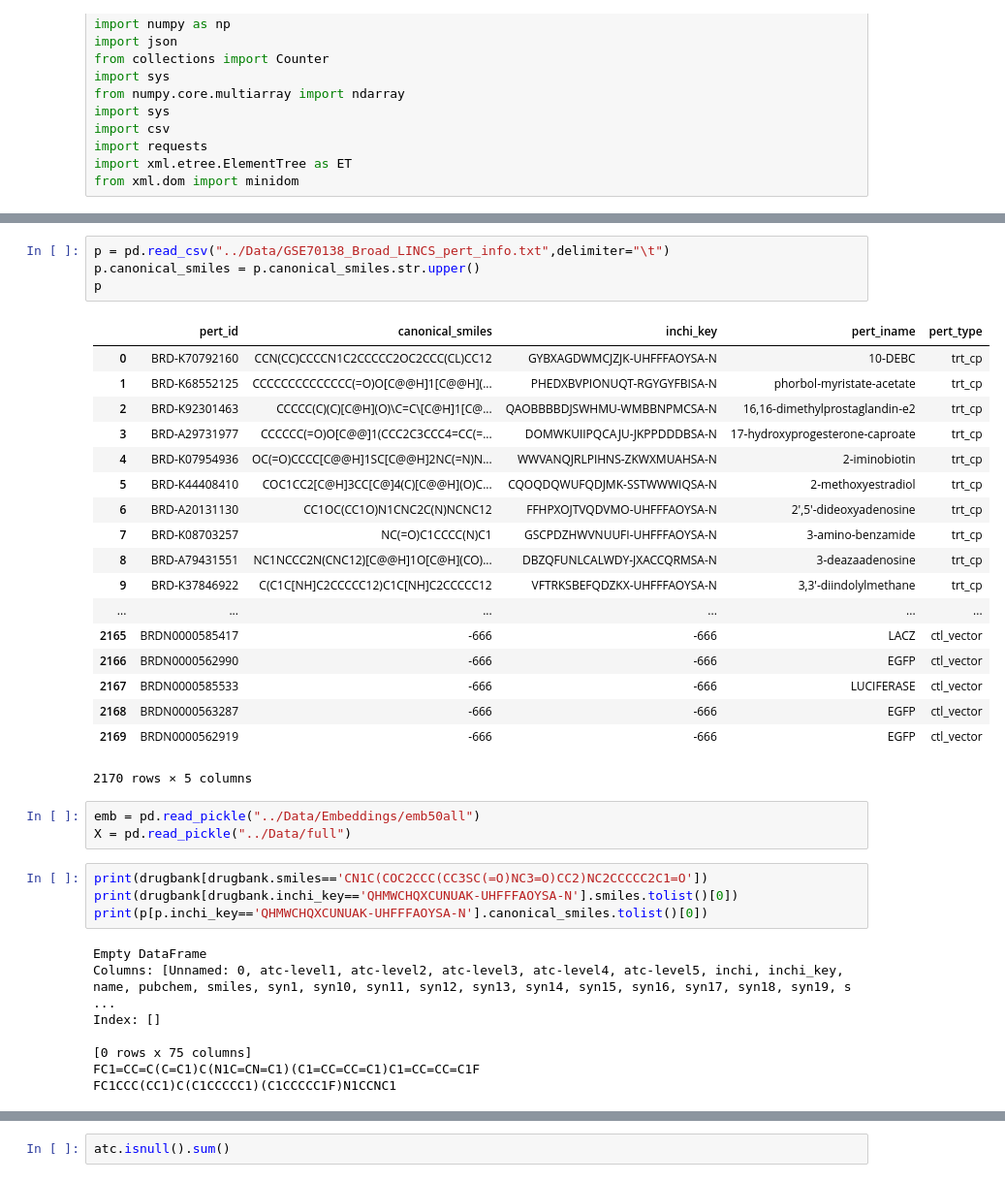
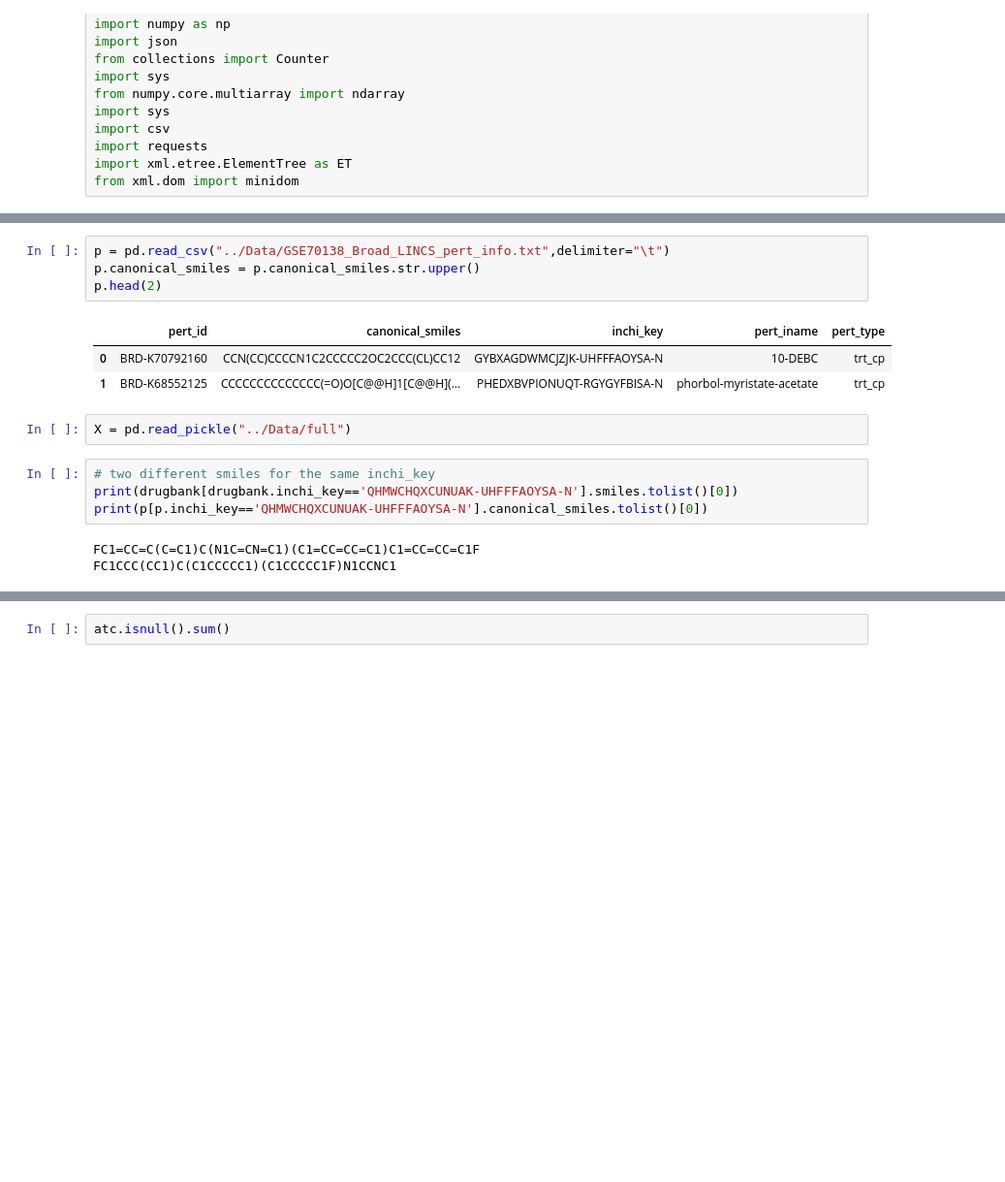
Before and after one commit to Dweepa/ItsAllInTheGenes, a Jupyter notebook: External/ExternalEval.ipynb, the cells around one changed output, grey strips where cells are left out. Shown: that part at 97% size. Saved outputs shown, nothing was run; the diff lists cells and outputs as text; blank space fills up the shorter version.

```diff
--- a/External/ExternalEval.ipynb
+++ b/External/ExternalEval.ipynb
@@ -131,38 +100,17 @@ Name: smiles, Length: 13339, dtype: object
 # %%
 p = pd.read_csv("../Data/GSE70138_Broad_LINCS_pert_info.txt",delimiter="\t")
 p.canonical_smiles = p.canonical_smiles.str.upper()
-p
+p.head(2)
 # %% [output]
 |  | pert_id | canonical_smiles | inchi_key | pert_iname | pert_type |
 | 0 | BRD-K70792160 | CCN(CC)CCCCN1C2CCCCC2OC2CCC(CL)CC12 | GYBXAGDWMCJZJK-UHFFFAOYSA-N | 10-DEBC | trt_cp |
 | 1 | BRD-K68552125 | CCCCCCCCCCCCCC(=O)O[C@@H]1[C@@H](... | PHEDXBVPIONUQT-RGYGYFBISA-N | phorbol-myristate-acetate | trt_cp |
-| 2 | BRD-K92301463 | CCCCC(C)(C)[C@H](O)\C=C\[C@H]1[C@... | QAOBBBBDJSWHMU-WMBBNPMCSA-N | 16,16-dimethylprostaglandin-e2 | trt_cp |
-| 3 | BRD-A29731977 | CCCCCC(=O)O[C@@]1(CCC2C3CCC4=CC(=... | DOMWKUIIPQCAJU-JKPPDDDBSA-N | 17-hydroxyprogesterone-caproate | trt_cp |
-| 4 | BRD-K07954936 | OC(=O)CCCC[C@@H]1SC[C@@H]2NC(=N)N... | WWVANQJRLPIHNS-ZKWXMUAHSA-N | 2-iminobiotin | trt_cp |
-| 5 | BRD-K44408410 | COC1CC2[C@H]3CC[C@]4(C)[C@@H](O)C... | CQOQDQWUFQDJMK-SSTWWWIQSA-N | 2-methoxyestradiol | trt_cp |
-| 6 | BRD-A20131130 | CC1OC(CC1O)N1CNC2C(N)NCNC12 | FFHPXOJTVQDVMO-UHFFFAOYSA-N | 2',5'-dideoxyadenosine | trt_cp |
-| 7 | BRD-K08703257 | NC(=O)C1CCCC(N)C1 | GSCPDZHWVNUUFI-UHFFFAOYSA-N | 3-amino-benzamide | trt_cp |
-| 8 | BRD-A79431551 | NC1NCCC2N(CNC12)[C@@H]1O[C@H](CO)... | DBZQFUNLCALWDY-JXACCQRMSA-N | 3-deazaadenosine | trt_cp |
-| 9 | BRD-K37846922 | C(C1C[NH]C2CCCCC12)C1C[NH]C2CCCCC12 | VFTRKSBEFQDZKX-UHFFFAOYSA-N | 3,3'-diindolylmethane | trt_cp |
-| ... | ... | ... | ... | ... | ... |
-| 2165 | BRDN0000585417 | -666 | -666 | LACZ | ctl_vector |
-| 2166 | BRDN0000562990 | -666 | -666 | EGFP | ctl_vector |
-| 2167 | BRDN0000585533 | -666 | -666 | LUCIFERASE | ctl_vector |
-| 2168 | BRDN0000563287 | -666 | -666 | EGFP | ctl_vector |
-| 2169 | BRDN0000562919 | -666 | -666 | EGFP | ctl_vector |
-2170 rows × 5 columns
 # %%
-emb = pd.read_pickle("../Data/Embeddings/emb50all")
 X = pd.read_pickle("../Data/full")
 # %%
-print(drugbank[drugbank.smiles=='CN1C(COC2CCC(CC3SC(=O)NC3=O)CC2)NC2CCCCC2C1=O'])
+# two different smiles for the same inchi_key
 print(drugbank[drugbank.inchi_key=='QHMWCHQXCUNUAK-UHFFFAOYSA-N'].smiles.tolist()[0])
 print(p[p.inchi_key=='QHMWCHQXCUNUAK-UHFFFAOYSA-N'].canonical_smiles.tolist()[0])
 # %% [output]
-Empty DataFrame
-Columns: [Unnamed: 0, atc-level1, atc-level2, atc-level3, atc-level4, atc-level5, inchi, inchi_key, name, pubchem, smiles, syn1, syn10, syn11, syn12, syn13, syn14, syn15, syn16, syn17, syn18, syn19, s ...
-Index: []
-
-[0 rows x 75 columns]
 FC1=CC=C(C=C1)C(N1C=CN=C1)(C1=CC=CC=C1)C1=CC=CC=C1F
 FC1CCC(CC1)C(C1CCCCC1)(C1CCCCC1F)N1CCNC1
```
Also changed, not shown: parts of 56 cells of this notebook.
